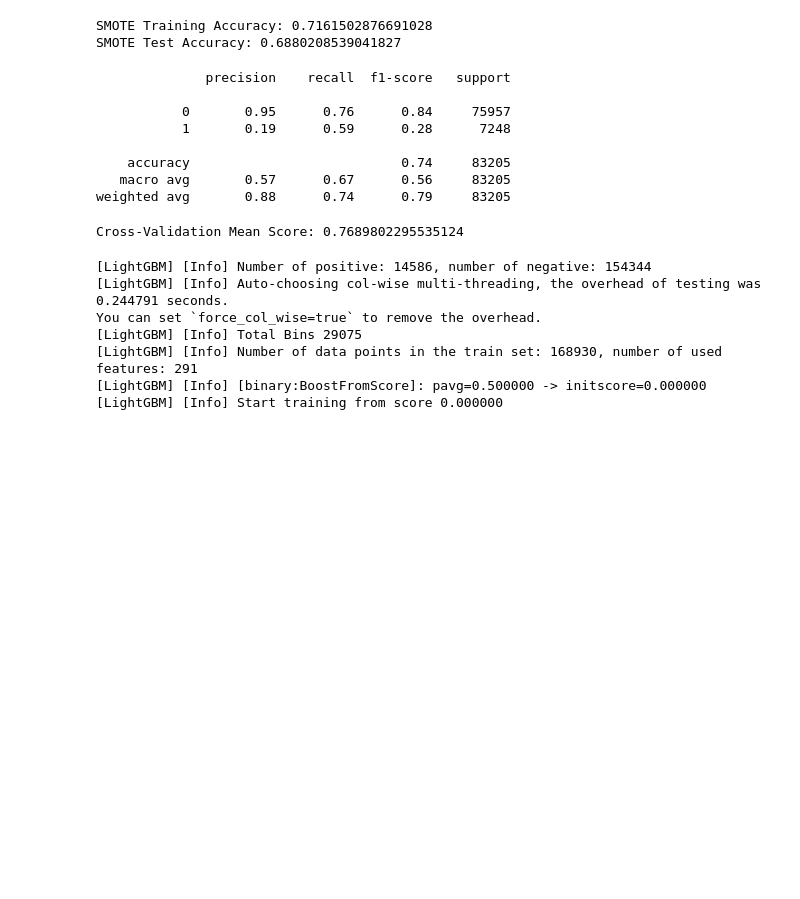
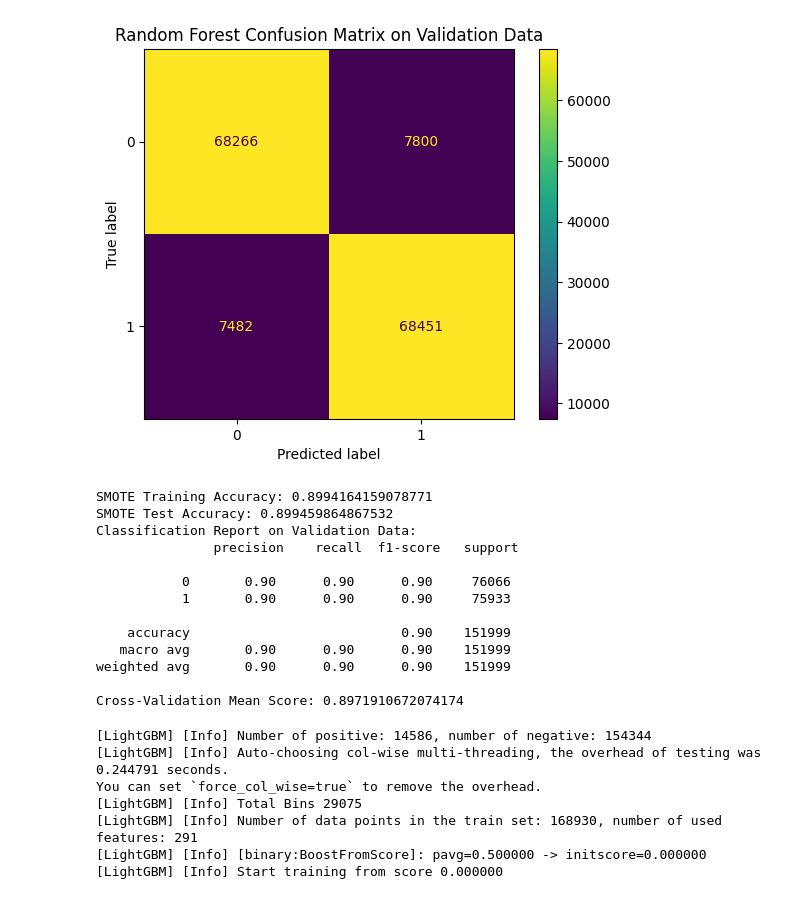
Before and after one commit to ShumelSiraj/Credit-Approval-Prediction, a Jupyter notebook: Step2_Data_Preprocessing.ipynb, the cells around one changed output. Cells and saved outputs as stored; diff of their text form; code cells hidden in the pictures; blank space fills up the shorter version.

```diff
--- a/Step2_Data_Preprocessing.ipynb
+++ b/Step2_Data_Preprocessing.ipynb
@@ -157,37 +269,49 @@ array([[57399, 18558],
-# %%
-from sklearn.metrics import accuracy_score
-
-# Calculate accuracy score on SMOTE training data
-train_smote_accuracy = accuracy_score(y_train_smote, rf.predict(X_train_smote), normalize=True)
-print('SMOTE Training Accuracy:', train_smote_accuracy)
-
-# Calculate accuracy score on SMOTE test data
-test_smote_accuracy = accuracy_score(y_test_smote, rf.predict(X_test_smote), normalize=True)
-print('SMOTE Test Accuracy:', test_smote_accuracy)
-# %% [output]
-SMOTE Training Accuracy: 0.7161502876691028
-SMOTE Test Accuracy: 0.6880208539041827
-# %%
-from sklearn.metrics import classification_report
-print(classification_report(y_test, rf.predict(X_test)))
-# %% [output]
-              precision    recall  f1-score   support
-
-           0       0.95      0.76      0.84     75957
-           1       0.19      0.59      0.28      7248
-
-    accuracy                           0.74     83205
-   macro avg       0.57      0.67      0.56     83205
-weighted avg       0.88      0.74      0.79     83205
-# %%
-from sklearn.model_selection import cross_val_score, KFold
-
-num_folds = 5
-kf = KFold(n_splits=num_folds, shuffle=True, random_state=42)
-cross_val_results = cross_val_score(rf, X_test, y_test, cv=kf)
-print('Cross-Validation Mean Score:', cross_val_results.mean())
-# %% [output]
-Cross-Validation Mean Score: 0.7689802295535124
+# %%
+from sklearn.metrics import confusion_matrix, accuracy_score, classification_report, ConfusionMatrixDisplay
+from sklearn.model_selection import cross_val_score, KFold
+import matplotlib.pyplot as plt
+
+# Assuming `rf` is the RandomForestClassifier fitted on SMOTE training data (X_train_smote, y_train_smote)
+
+# Confusion Matrix on the SMOTE test data (validation split)
+cm = confusion_matrix(y_test_split, rf.predict(X_test_split))
+disp = ConfusionMatrixDisplay(confusion_matrix=cm)
+disp.plot()
+plt.title('Random Forest Confusion Matrix on Validation Data')
+plt.show()
+
+# Calculate accuracy score on SMOTE training data
+train_smote_accuracy = accuracy_score(y_train_smote, rf.predict(X_train_smote))
+print('SMOTE Training Accuracy:', train_smote_accuracy)
+
+# Calculate accuracy score on SMOTE test data (validation split)
+test_smote_accuracy = accuracy_score(y_test_split, rf.predict(X_test_split))
+print('SMOTE Test Accuracy:', test_smote_accuracy)
+
+# Classification report on SMOTE test data (validation split)
+classification_rep = classification_report(y_test_split, rf.predict(X_test_split))
+print('Classification Report on Validation Data:\n', classification_rep)
+
+# Cross-Validation using KFold on SMOTE training data
+num_folds = 5
+kf = KFold(n_splits=num_folds, shuffle=True, random_state=42)
+cross_val_results = cross_val_score(rf, X_train_smote, y_train_smote, cv=kf)
+print('Cross-Validation Mean Score:', cross_val_results.mean())
+# %% [output]
+[figure, added]
+SMOTE Training Accuracy: 0.8994164159078771
+SMOTE Test Accuracy: 0.899459864867532
+Classification Report on Validation Data:
+               precision    recall  f1-score   support
+
+           0       0.90      0.90      0.90     76066
+           1       0.90      0.90      0.90     75933
+
+    accuracy                           0.90    151999
+   macro avg       0.90      0.90      0.90    151999
+weighted avg       0.90      0.90      0.90    151999
+
+Cross-Validation Mean Score: 0.8971910672074174
 # %%
 
 for item in data_scaled.columns:
```
Also changed, not shown: parts of 15 cells of this notebook, 1 other file.
